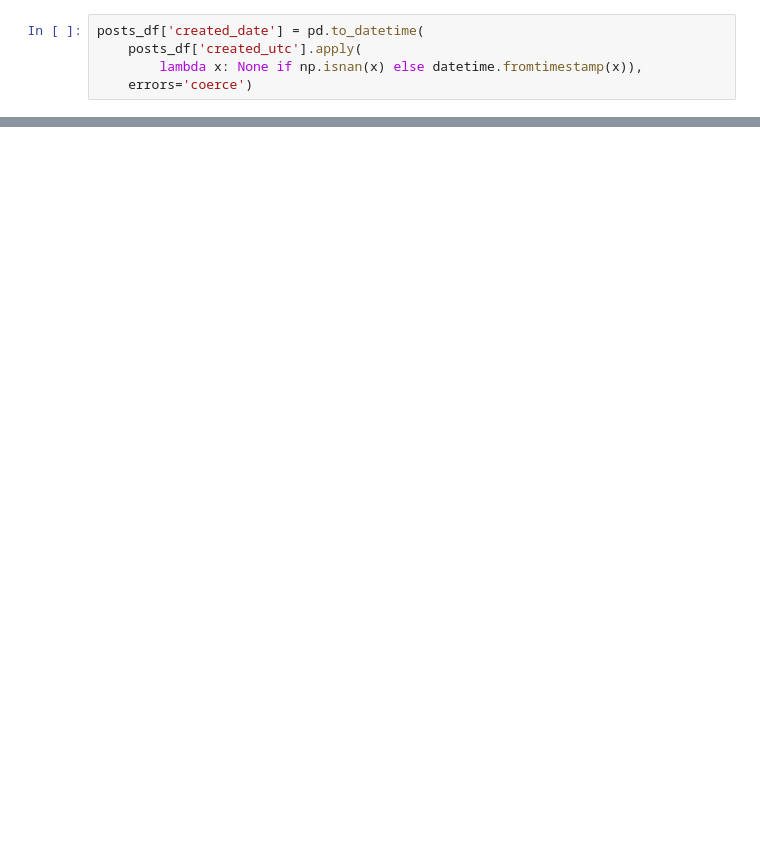
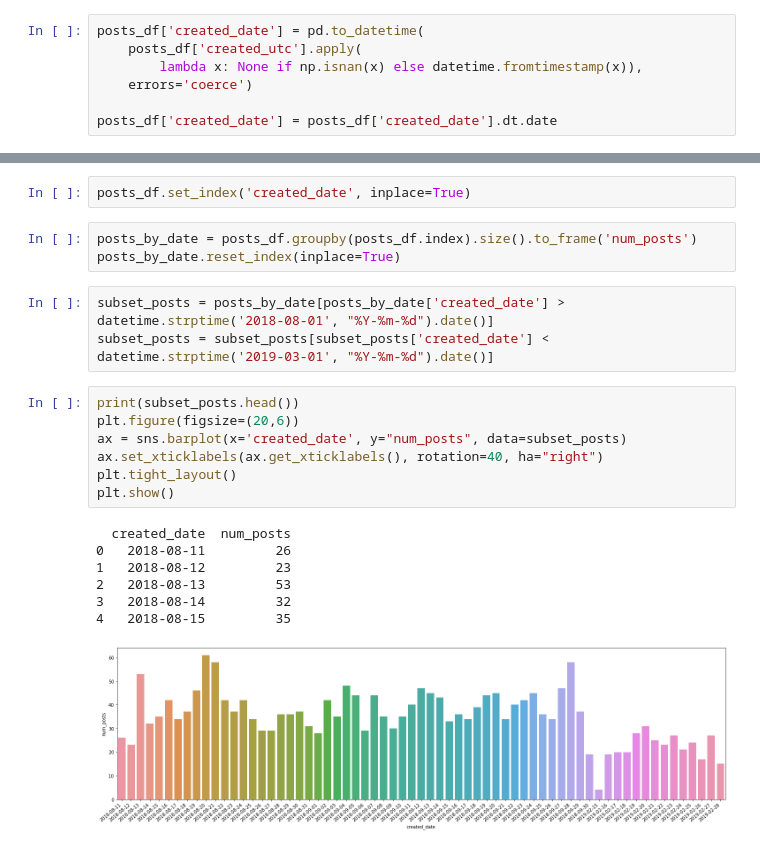
Before and after one commit to npg-mmilosh-cji/RedditQuarantineNLP, a Jupyter notebook: core/exploratory_sandbox/trp_posts_exploratory.ipynb, the cells around one changed output, grey strips where cells are left out. Cells and saved outputs as stored; diff of their text form; blank space fills up the shorter version.

```diff
--- a/core/exploratory_sandbox/trp_posts_exploratory.ipynb
+++ b/core/exploratory_sandbox/trp_posts_exploratory.ipynb
@@ -32,6 +27,8 @@ posts_df['created_date'] = pd.to_datetime(
     posts_df['created_utc'].apply(
         lambda x: None if np.isnan(x) else datetime.fromtimestamp(x)),
     errors='coerce')
+
+posts_df['created_date'] = posts_df['created_date'].dt.date
 # %%
 print(posts_df.created_date.min())
 print(posts_df.created_date.max())
@@ -40,0 +38,23 @@ print(posts_df.created_date.max())
+# %%
+posts_df.set_index('created_date', inplace=True)
+# %%
+posts_by_date = posts_df.groupby(posts_df.index).size().to_frame('num_posts')
+posts_by_date.reset_index(inplace=True)
+# %%
+subset_posts = posts_by_date[posts_by_date['created_date'] > datetime.strptime('2018-08-01', "%Y-%m-%d").date()]
+subset_posts = subset_posts[subset_posts['created_date'] < datetime.strptime('2019-03-01', "%Y-%m-%d").date()]
+# %%
+print(subset_posts.head())
+plt.figure(figsize=(20,6))
+ax = sns.barplot(x='created_date', y="num_posts", data=subset_posts)
+ax.set_xticklabels(ax.get_xticklabels(), rotation=40, ha="right")
+plt.tight_layout()
+plt.show()
+# %% [output]
+  created_date  num_posts
+0   2018-08-11         26
+1   2018-08-12         23
+2   2018-08-13         53
+3   2018-08-14         32
+4   2018-08-15         35
+[figure, added]
```
Also changed, not shown: parts of 7 cells of this notebook, 1 other file.
